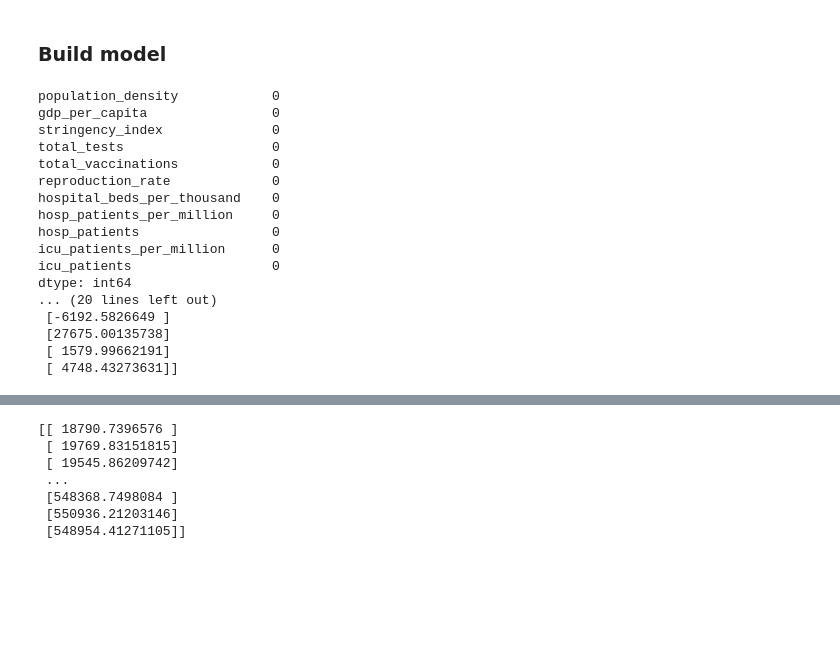
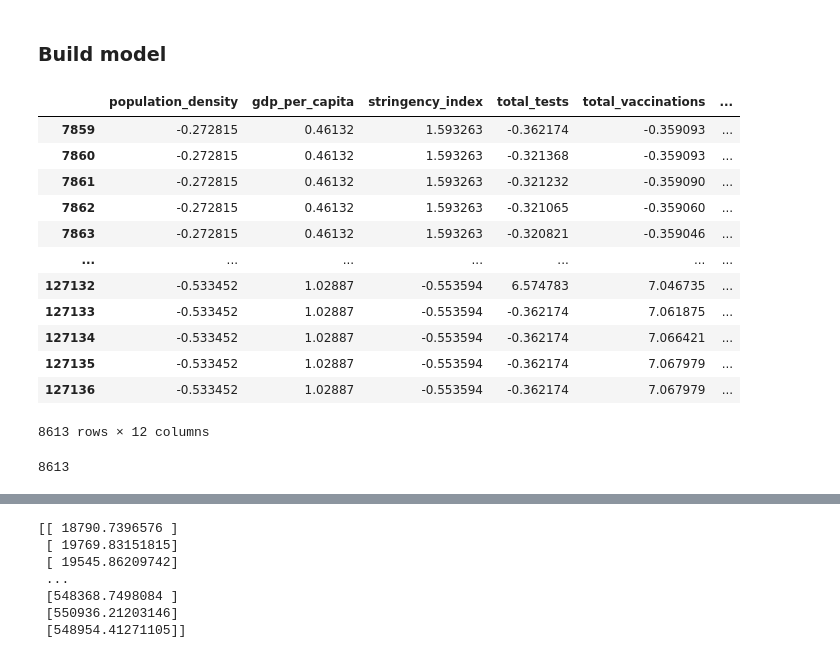
Before and after one commit to shanghongsim/term3_dtp, a Jupyter notebook: T3 2D project .ipynb, the cells around one changed output, grey strips where cells are left out. Saved outputs shown, nothing was run; the diff lists cells and outputs as text; code cells hidden in the pictures; blank space fills up the shorter version.

```diff
--- a/T3 2D project .ipynb
+++ b/T3 2D project .ipynb
@@ -300,56 +300,70 @@ feature=['population_density','gdp_per_capita',
          'stringency_index','total_tests','total_vaccinations',
          'reproduction_rate','hospital_beds_per_thousand','hosp_patients_per_million',
          'hosp_patients','icu_patients_per_million','icu_patients']
 
 df_feature, df_target = get_features_targets(df_covid, feature, ['total_deaths'])
 # print(df_target)
-print(df_feature.isna().sum())
+# print(df_feature.isna().sum())
 
 # Normalize features
 df_feature_z=normalize_z(df_feature)
 # print(df_feature_z.describe())
 
+# test
+frames=[df_feature_z , df_target]
+excel = pd.concat(frames,axis=1)
+excel = excel.fillna(0)
+display(excel)
+excel.to_excel("covid_data_excel.xlsx")
+
 # Prepare X and target vector
 X = prepare_feature(df_feature_z)
-# print(X)
+# print(X.shape)
 m=X.shape[1]
+print(X.shape[0])
 target = prepare_target(df_target)
 
 # Set up gradient descent
 iterations = 15000
 alpha = 0.01
-beta = np.random.rand(m,1)
+beta = np.zeros((m,1))
 #np.ones((m,1))
 
 # Call the gradient_descent function
 beta, J_storage = gradient_descent(X, target, beta, alpha, iterations)
-print(beta)
-with np.printoptions(threshold=np.inf):
-    print(beta)
+# print(beta)
+# with np.printoptions(threshold=np.inf):
+#     print(beta)
+# print(beta.shape)
 
 # Call the predict method to get the y predicted
 pred = predict(df_feature, beta)
 
+# Normal equation
+X_sq=np.linalg.inv(np.matmul(X.T,X))
+Xy=np.matmul(X.T,target)
+beta_n= np.matmul(X_sq,Xy)
+# print(beta_n)
+# print(beta_n.shape)
+# print(beta_n==beta)
+
 
 #'handwashing_facilities',
 # %% [output]
+|  | population_density | gdp_per_capita | stringency_index | total_tests | total_vaccinations | ... |
+| 7859 | -0.272815 | 0.46132 | 1.593263 | -0.362174 | -0.359093 | ... |
+| 7860 | -0.272815 | 0.46132 | 1.593263 | -0.321368 | -0.359093 | ... |
+| 7861 | -0.272815 | 0.46132 | 1.593263 | -0.321232 | -0.359090 | ... |
+| 7862 | -0.272815 | 0.46132 | 1.593263 | -0.321065 | -0.359060 | ... |
+| 7863 | -0.272815 | 0.46132 | 1.593263 | -0.320821 | -0.359046 | ... |
+| ... | ... | ... | ... | ... | ... | ... |
+| 127132 | -0.533452 | 1.02887 | -0.553594 | 6.574783 | 7.046735 | ... |
+| 127133 | -0.533452 | 1.02887 | -0.553594 | -0.362174 | 7.061875 | ... |
+| 127134 | -0.533452 | 1.02887 | -0.553594 | -0.362174 | 7.066421 | ... |
+| 127135 | -0.533452 | 1.02887 | -0.553594 | -0.362174 | 7.067979 | ... |
+| 127136 | -0.533452 | 1.02887 | -0.553594 | -0.362174 | 7.067979 | ... |
-population_density            0
-gdp_per_capita                0
-stringency_index              0
-total_tests                   0
-total_vaccinations            0
-reproduction_rate             0
-hospital_beds_per_thousand    0
-hosp_patients_per_million     0
-hosp_patients                 0
-icu_patients_per_million      0
-icu_patients                  0
-dtype: int64
-... (20 lines left out)
- [-6192.5826649 ]
- [27675.00135738]
- [ 1579.99662191]
- [ 4748.43273631]]
+8613 rows × 12 columns
+8613
 # %%
 plt.plot(J_storage)
 plt.title('Cost function')
```
Also changed, not shown: parts of 3 cells of this notebook, 5 other files.
